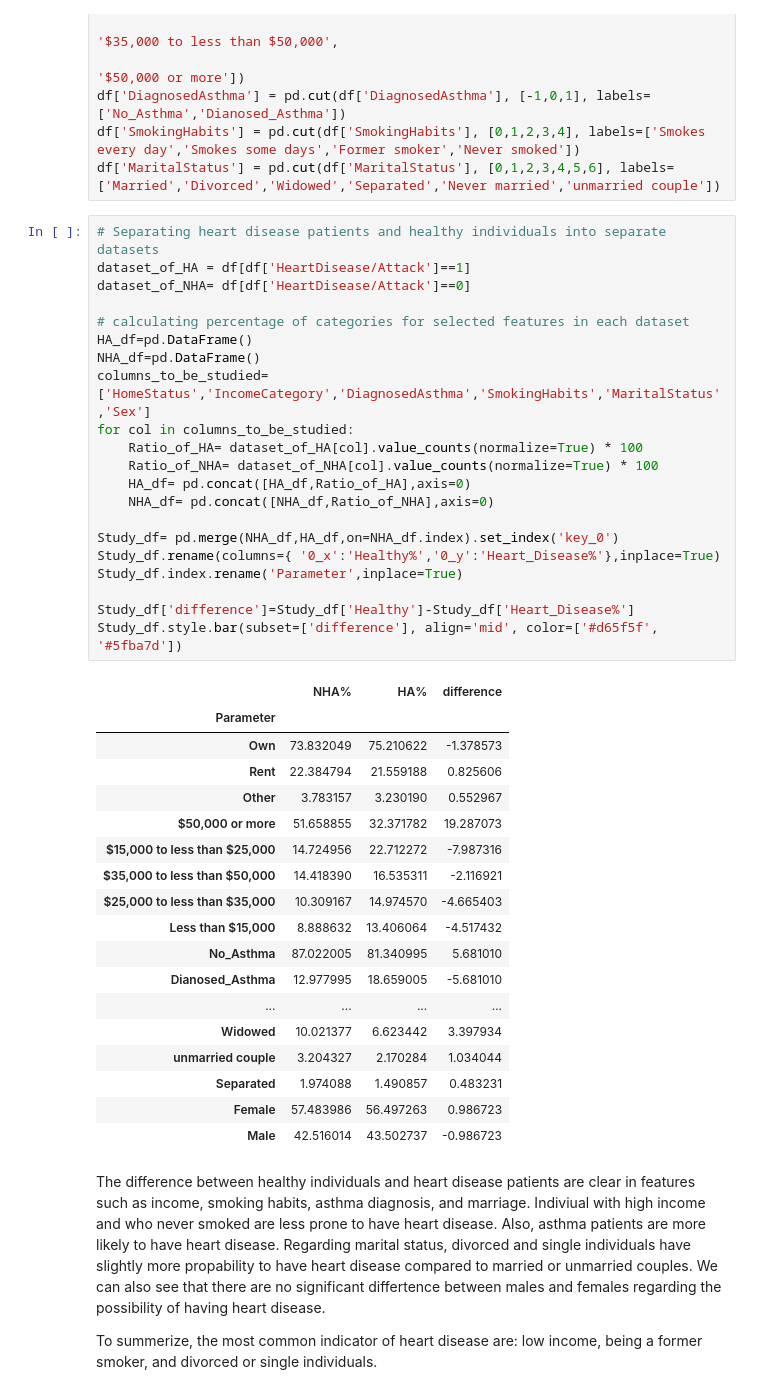
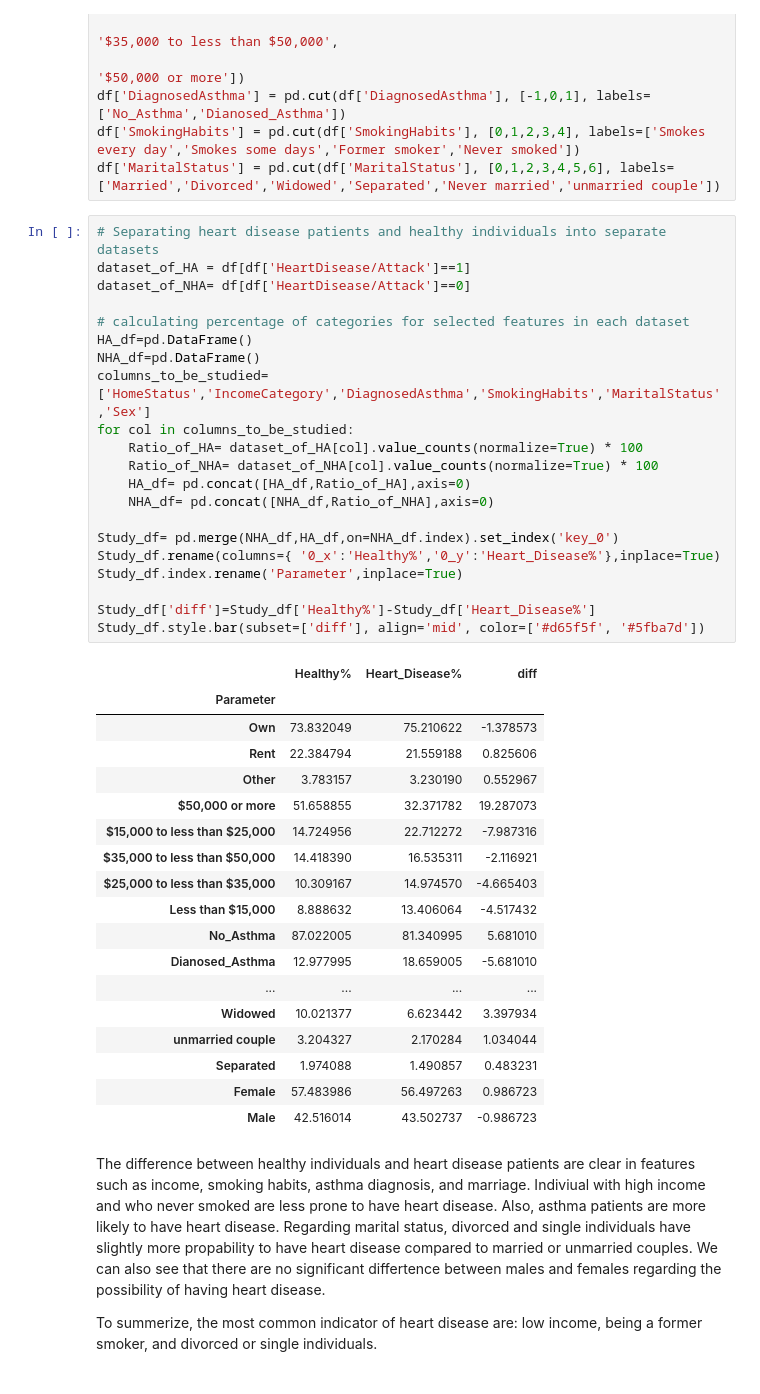
Before and after one commit to A-Refaie/DS_project, a Jupyter notebook: HD_analysis.ipynb, the cells around one changed output. Cells and saved outputs as stored; diff of their text form.

```diff
--- a/HD_analysis.ipynb
+++ b/HD_analysis.ipynb
@@ -186,26 +186,26 @@ df['MaritalStatus'] = pd.cut(df['MaritalStatus'], [0,1,2,3,4,5,6], labels=['Marr
 # %%
 # Separating heart disease patients and healthy individuals into separate datasets
 dataset_of_HA = df[df['HeartDisease/Attack']==1]
 dataset_of_NHA= df[df['HeartDisease/Attack']==0]
 
 # calculating percentage of categories for selected features in each dataset
 HA_df=pd.DataFrame()
 NHA_df=pd.DataFrame()
 columns_to_be_studied=['HomeStatus','IncomeCategory','DiagnosedAsthma','SmokingHabits','MaritalStatus','Sex']
 for col in columns_to_be_studied:
     Ratio_of_HA= dataset_of_HA[col].value_counts(normalize=True) * 100
     Ratio_of_NHA= dataset_of_NHA[col].value_counts(normalize=True) * 100
     HA_df= pd.concat([HA_df,Ratio_of_HA],axis=0)
     NHA_df= pd.concat([NHA_df,Ratio_of_NHA],axis=0)
 
 Study_df= pd.merge(NHA_df,HA_df,on=NHA_df.index).set_index('key_0')
 Study_df.rename(columns={ '0_x':'Healthy%','0_y':'Heart_Disease%'},inplace=True)
 Study_df.index.rename('Parameter',inplace=True)
 
-Study_df['difference']=Study_df['Healthy']-Study_df['Heart_Disease%']
-Study_df.style.bar(subset=['difference'], align='mid', color=['#d65f5f', '#5fba7d'])
+Study_df['diff']=Study_df['Healthy%']-Study_df['Heart_Disease%']
+Study_df.style.bar(subset=['diff'], align='mid', color=['#d65f5f', '#5fba7d'])
 # %% [output]
-|  | NHA% | HA% | difference |
+|  | Healthy% | Heart_Disease% | diff |
 | Parameter |  |  |  |
 | Own | 73.832049 | 75.210622 | -1.378573 |
 | Rent | 22.384794 | 21.559188 | 0.825606 |
```
Also changed, not shown: parts of 4 cells of this notebook.
